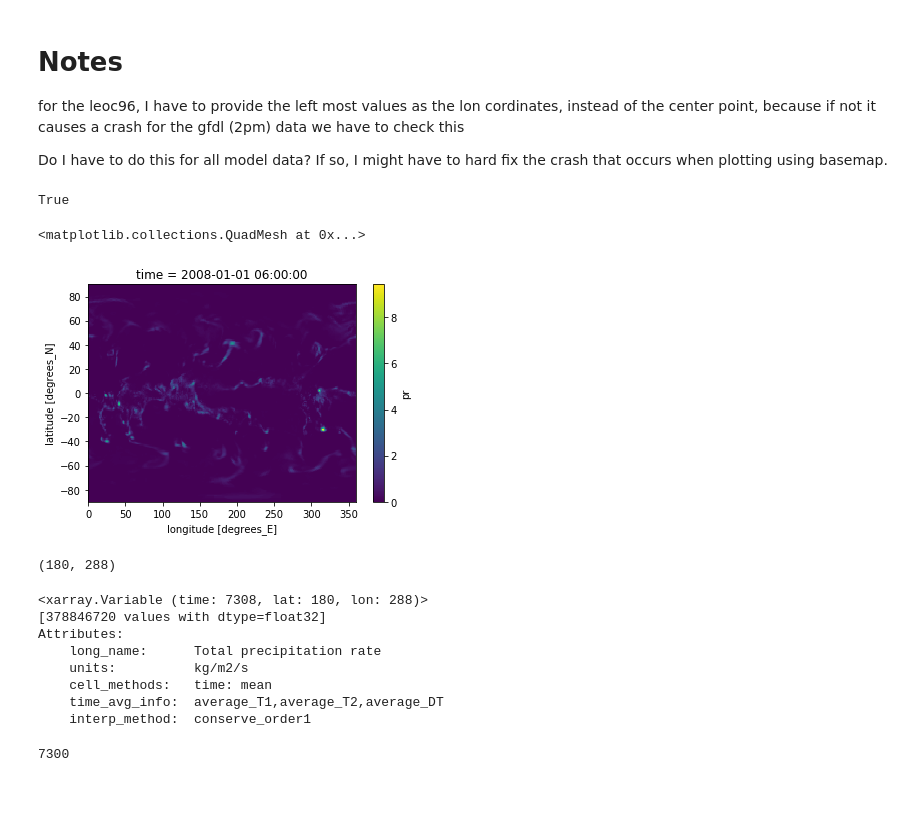
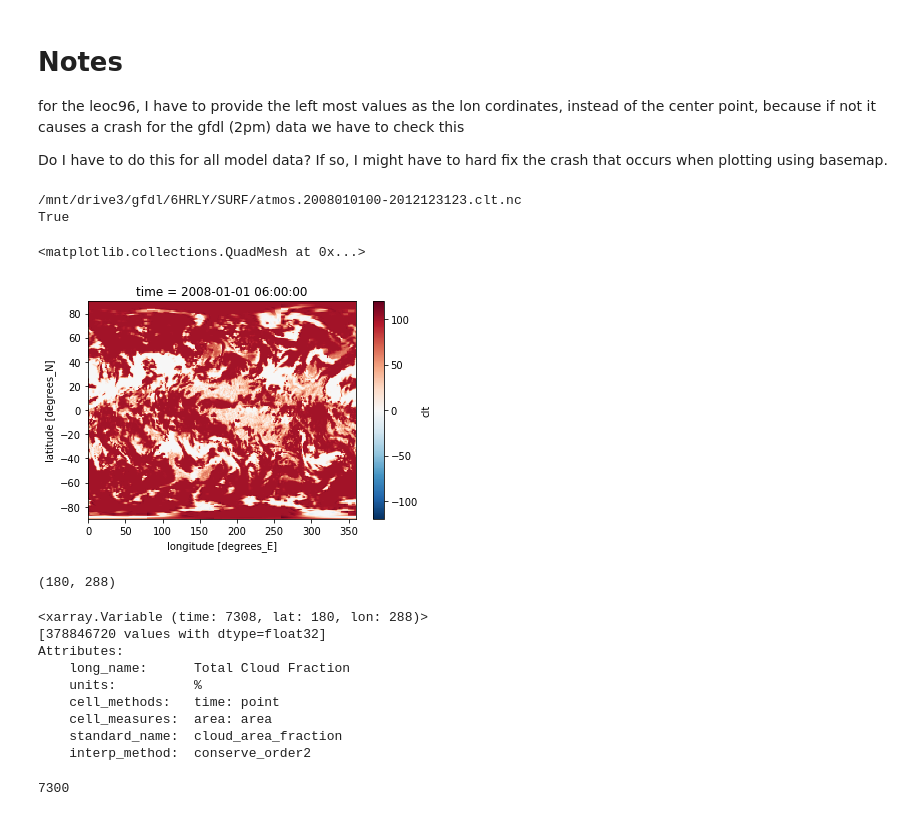
Before and after one commit to NOAA-GFDL/MDTF-diagnostics, a Jupyter notebook: diagnostics/etc_composites/remove/2pm_create_all_var (gfdl).ipynb, the cells around one changed output. Cells and saved outputs as stored; diff of their text form; code cells hidden in the pictures.

```diff
--- a/diagnostics/etc_composites/remove/2pm_create_all_var (gfdl).ipynb
+++ b/diagnostics/etc_composites/remove/2pm_create_all_var (gfdl).ipynb
@@ -25,27 +25,31 @@ import subprocess
 # reading in LEOC96 data
 in_folder = '/mnt/drive3/gfdl/6HRLY/SURF/'
 
-var = 'tp'
-var_map = {'slp': 'slp', 'tp': 'pr', 'prw': 'PRW'}
-var_long_name = {'slp': 'Sea Level Pressure', 'tp': 'Total Precipiation Rate', 'prw': 'Total Precipitable Water Vapor'}
-var_units = {'slp': 'mb', 'tp': 'mm/hr', 'prw': 'mm/hr'}
-out_var_map = {'slp': 'SLP', 'tp': 'PRECT', 'prw': 'PRW'}
+var = 'clt'
+var_map = {'slp': 'slp', 'tp': 'pr', 'prw': 'PRW', 'clt': 'clt'}
+var_long_name = {'slp': 'Sea Level Pressure', 'tp': 'Total Precipiation Rate', 'prw': 'Total Precipitable Water Vapor', 'clt': 'Total Cloud Fraction'}
+var_units = {'slp': 'mb', 'tp': 'mm/hr', 'prw': 'mm/hr', 'clt': "{}".format('%')}
+out_var_map = {'slp': 'SLP', 'tp': 'PRECT', 'prw': 'PRW', 'clt': 'CLT'}
 
-var_scale = {'tp': 3600., 'prw': 1., 'slp': 1.}
+var_scale = {'tp': 3600., 'prw': 1., 'slp': 1., 'clt': 1.}
 
 in_file = f'/mnt/drive3/gfdl/6HRLY/SURF/atmos.2008010100-2012123123.{var_map[var]}.nc'
+
+print(in_file)
 print(os.path.exists(in_file))
 # %% [output]
+/mnt/drive3/gfdl/6HRLY/SURF/atmos.2008010100-2012123123.clt.nc
 True
 # %%
 # print(subprocess.check_output(['ncdump', '-h', in_file]).decode('ascii'))
 ds = xr.open_dataset(in_file)
-val = ds.pr.isel(time=0)
+# val = ds.pr.isel(time=0)
+val = ds.clt.isel(time=0)
 val = val*var_scale[var]
 val.plot()
 # %% [output]
 <matplotlib.collections.QuadMesh at 0x...>
-[figure, old version]
+[figure, new version]
 # %%
 ds = xr.open_dataset(in_file)
 lat_dim = ds.lat.size
@@ -60,11 +64,12 @@ print(ds.variables[var_map[var]])
 <xarray.Variable (time: 7308, lat: 180, lon: 288)>
 [378846720 values with dtype=float32]
 Attributes:
-    long_name:      Total precipitation rate
-    units:          kg/m2/s
-    cell_methods:   time: mean
-    time_avg_info:  average_T1,average_T2,average_DT
-    interp_method:  conserve_order1
+    long_name:      Total Cloud Fraction
+    units:          %
+    cell_methods:   time: point
+    cell_measures:  area: area
+    standard_name:  cloud_area_fraction
+    interp_method:  conserve_order2
 # %%
 in_lat = ds.variables['lat'].values
 in_lon = ds.variables['lon'].values
```
Also changed, not shown: parts of 2 cells of this notebook, 13 other files.
